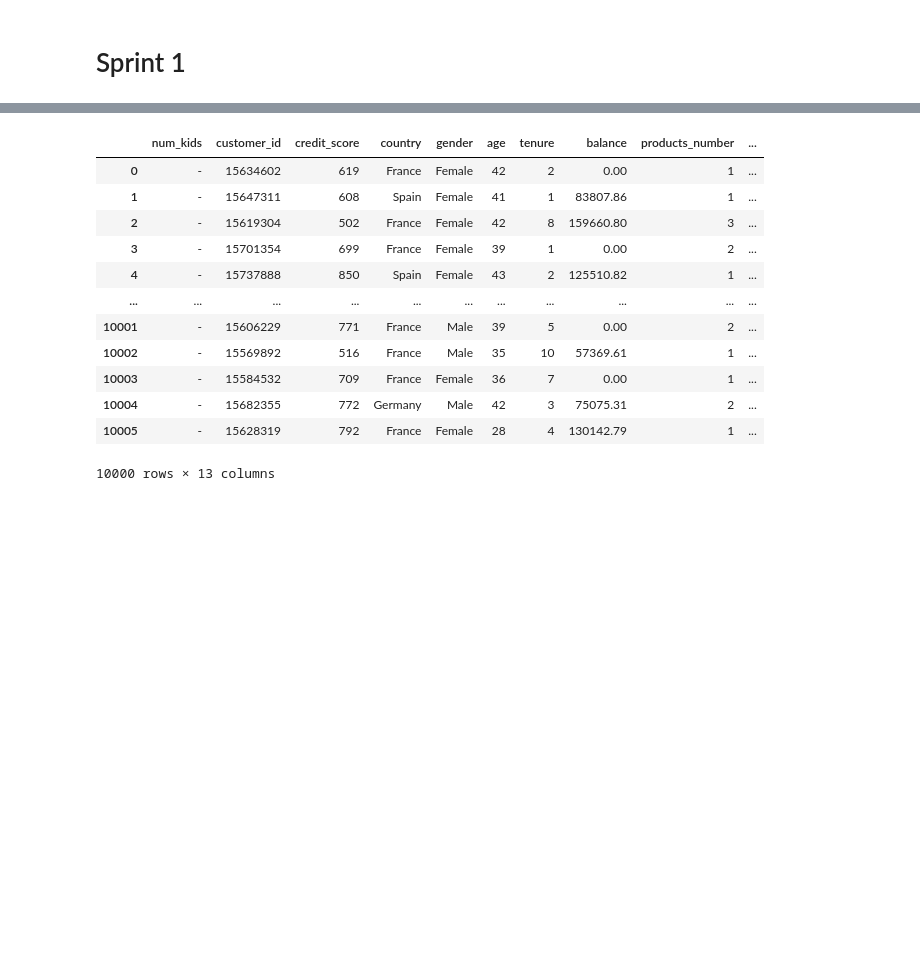
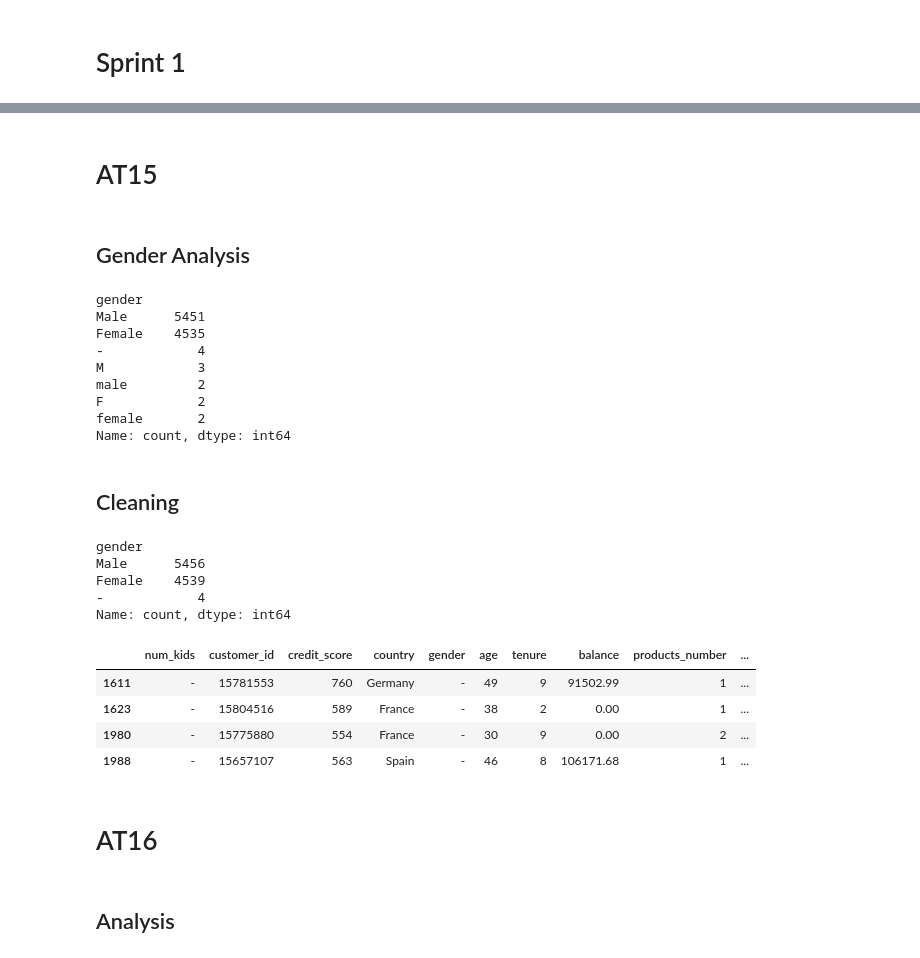
Before and after one commit to holleyj/data_attrition, a Jupyter notebook: code_sprint1.ipynb, the cells around one changed output, grey strips where cells are left out. Cells and saved outputs as stored; diff of their text form; code cells hidden in the pictures; blank space fills up the shorter version.

```diff
--- a/code_sprint1.ipynb
+++ b/code_sprint1.ipynb
@@ -22,16 +23,44 @@ df.describe(include="all")
+# %% [markdown]
+# AT15
+# %% [markdown]
+## Gender Analysis
 # %%
-df
+df["gender"].value_counts()
 # %% [output]
-|  | num_kids | customer_id | credit_score | country | gender | age | tenure | balance | products_number | ... |
-| 0 | - | 15634602 | 619 | France | Female | 42 | 2 | 0.00 | 1 | ... |
-| 1 | - | 15647311 | 608 | Spain | Female | 41 | 1 | 83807.86 | 1 | ... |
-| 2 | - | 15619304 | 502 | France | Female | 42 | 8 | 159660.80 | 3 | ... |
-| 3 | - | 15701354 | 699 | France | Female | 39 | 1 | 0.00 | 2 | ... |
-| 4 | - | 15737888 | 850 | Spain | Female | 43 | 2 | 125510.82 | 1 | ... |
-| ... | ... | ... | ... | ... | ... | ... | ... | ... | ... | ... |
-| 10001 | - | 15606229 | 771 | France | Male | 39 | 5 | 0.00 | 2 | ... |
-| 10002 | - | 15569892 | 516 | France | Male | 35 | 10 | 57369.61 | 1 | ... |
-| 10003 | - | 15584532 | 709 | France | Female | 36 | 7 | 0.00 | 1 | ... |
-| 10004 | - | 15682355 | 772 | Germany | Male | 42 | 3 | 75075.31 | 2 | ... |
-| 10005 | - | 15628319 | 792 | France | Female | 28 | 4 | 130142.79 | 1 | ... |
-10000 rows × 13 columns
+gender
+Male      5451
+Female    4535
+-            4
+M            3
+male         2
+F            2
+female       2
+Name: count, dtype: int64
+# %% [markdown]
+## Cleaning
+# %%
+df.loc[df["gender"] == "F", "gender"] = "Female"
+df.loc[df["gender"] == "female", "gender"] = "Female"
+
+df.loc[df["gender"] == "M", "gender"] = "Male"
+df.loc[df["gender"] == "male", "gender"] = "Male"
+
+df["gender"].value_counts()
+# %% [output]
+gender
+Male      5456
+Female    4539
+-            4
+Name: count, dtype: int64
+# %%
+df.loc[df["gender"] == "-"]
+# %% [output]
+|  | num_kids | customer_id | credit_score | country | gender | age | tenure | balance | products_number | ... |
+| 1611 | - | 15781553 | 760 | Germany | - | 49 | 9 | 91502.99 | 1 | ... |
+| 1623 | - | 15804516 | 589 | France | - | 38 | 2 | 0.00 | 1 | ... |
+| 1980 | - | 15775880 | 554 | France | - | 30 | 9 | 0.00 | 2 | ... |
+| 1988 | - | 15657107 | 563 | Spain | - | 46 | 8 | 106171.68 | 1 | ... |
+# %% [markdown]
+# AT16
+# %% [markdown]
+## Analysis
```
Also changed, not shown: parts of 4 cells of this notebook.
